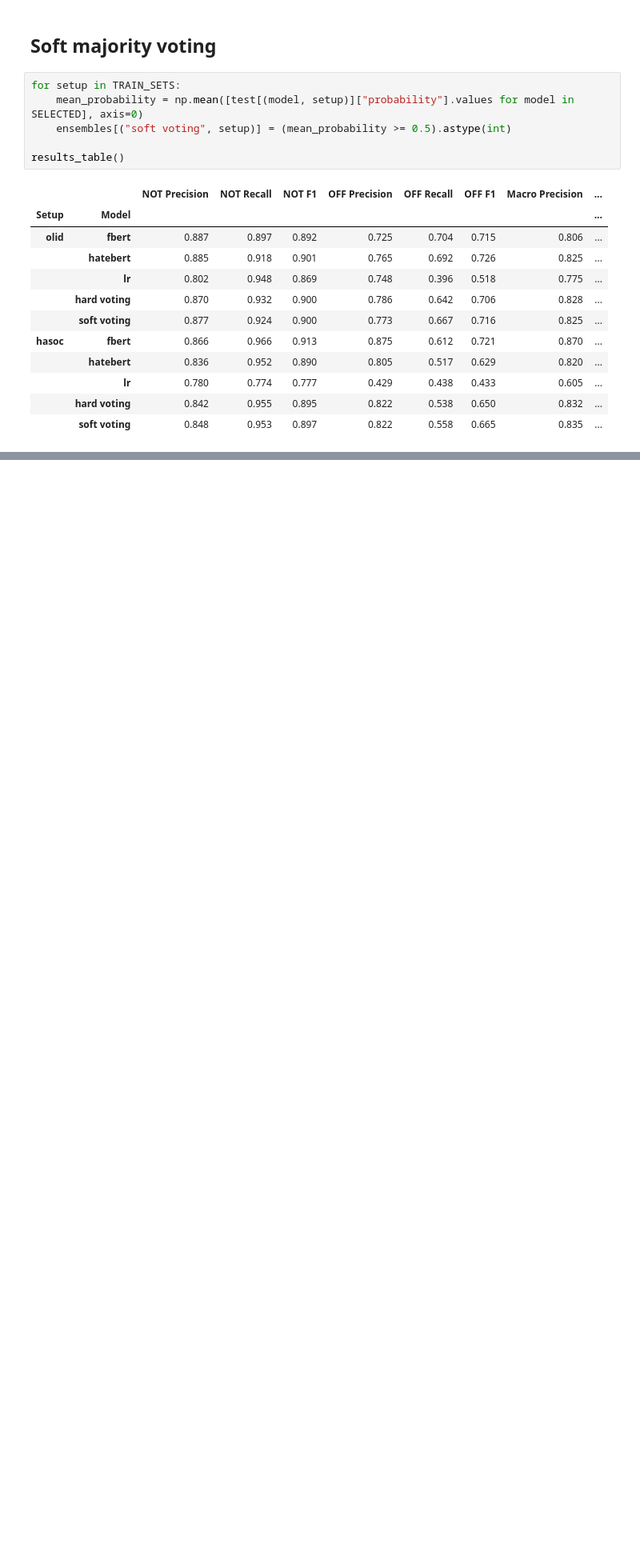
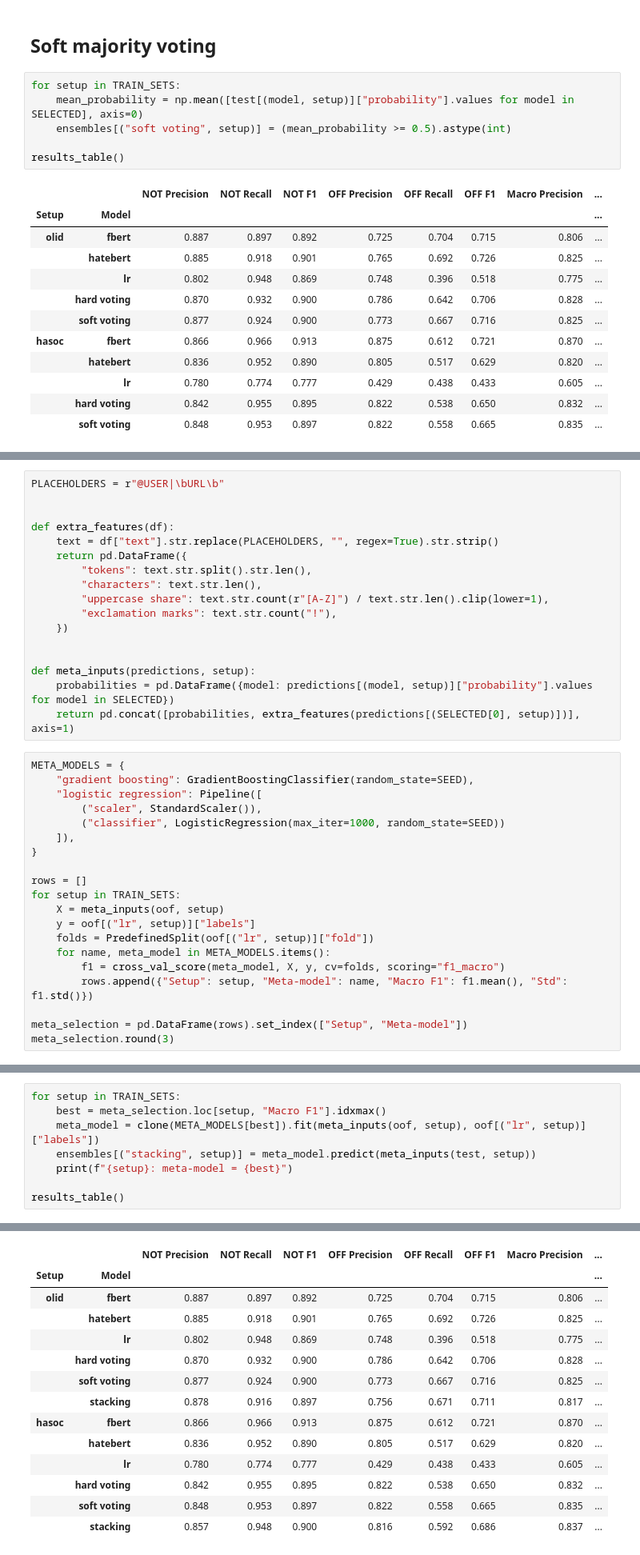
Before and after one commit to s4ddo/subjective-assignment-3, a Jupyter notebook: A5-code-group3.ipynb, the cells around one changed output, grey strips where cells are left out. Shown at 80% size. Saved outputs shown, nothing was run; the diff lists cells and outputs as text; blank space fills up the shorter version.

Commit message:
A5: stacking with logistic regression meta-model

```diff
--- a/A5-code-group3.ipynb
+++ b/A5-code-group3.ipynb
@@ -585,0 +591,37 @@ results_table()
+# %%
+PLACEHOLDERS = r"@USER|\bURL\b"
+
+
+def extra_features(df):
+    text = df["text"].str.replace(PLACEHOLDERS, "", regex=True).str.strip()
+    return pd.DataFrame({
+        "tokens": text.str.split().str.len(),
+        "characters": text.str.len(),
+        "uppercase share": text.str.count(r"[A-Z]") / text.str.len().clip(lower=1),
+        "exclamation marks": text.str.count("!"),
+    })
+
+
+def meta_inputs(predictions, setup):
+    probabilities = pd.DataFrame({model: predictions[(model, setup)]["probability"].values for model in SELECTED})
+    return pd.concat([probabilities, extra_features(predictions[(SELECTED[0], setup)])], axis=1)
+# %%
+META_MODELS = {
+    "gradient boosting": GradientBoostingClassifier(random_state=SEED),
+    "logistic regression": Pipeline([
+        ("scaler", StandardScaler()),
+        ("classifier", LogisticRegression(max_iter=1000, random_state=SEED))
+    ]),
+}
+
+rows = []
+for setup in TRAIN_SETS:
+    X = meta_inputs(oof, setup)
+    y = oof[("lr", setup)]["labels"]
+    folds = PredefinedSplit(oof[("lr", setup)]["fold"])
+    for name, meta_model in META_MODELS.items():
+        f1 = cross_val_score(meta_model, X, y, cv=folds, scoring="f1_macro")
+        rows.append({"Setup": setup, "Meta-model": name, "Macro F1": f1.mean(), "Std": f1.std()})
+
+meta_selection = pd.DataFrame(rows).set_index(["Setup", "Meta-model"])
+meta_selection.round(3)
@@ -585,0 +635,9 @@ results_table()
+# %%
+for setup in TRAIN_SETS:
+    best = meta_selection.loc[setup, "Macro F1"].idxmax()
+    meta_model = clone(META_MODELS[best]).fit(meta_inputs(oof, setup), oof[("lr", setup)]["labels"])
+    ensembles[("stacking", setup)] = meta_model.predict(meta_inputs(test, setup))
+    print(f"{setup}: meta-model = {best}")
+
+results_table()
+# %% [output]
@@ -585,0 +646,14 @@ results_table()
+|  |  | NOT Precision | NOT Recall | NOT F1 | OFF Precision | OFF Recall | OFF F1 | Macro Precision | ... |
+| Setup | Model |  |  |  |  |  |  |  | ... |
+| olid | fbert | 0.887 | 0.897 | 0.892 | 0.725 | 0.704 | 0.715 | 0.806 | ... |
+|  | hatebert | 0.885 | 0.918 | 0.901 | 0.765 | 0.692 | 0.726 | 0.825 | ... |
+|  | lr | 0.802 | 0.948 | 0.869 | 0.748 | 0.396 | 0.518 | 0.775 | ... |
+|  | hard voting | 0.870 | 0.932 | 0.900 | 0.786 | 0.642 | 0.706 | 0.828 | ... |
+|  | soft voting | 0.877 | 0.924 | 0.900 | 0.773 | 0.667 | 0.716 | 0.825 | ... |
+|  | stacking | 0.878 | 0.916 | 0.897 | 0.756 | 0.671 | 0.711 | 0.817 | ... |
+| hasoc | fbert | 0.866 | 0.966 | 0.913 | 0.875 | 0.612 | 0.721 | 0.870 | ... |
+|  | hatebert | 0.836 | 0.952 | 0.890 | 0.805 | 0.517 | 0.629 | 0.820 | ... |
+|  | lr | 0.780 | 0.774 | 0.777 | 0.429 | 0.438 | 0.433 | 0.605 | ... |
+|  | hard voting | 0.842 | 0.955 | 0.895 | 0.822 | 0.538 | 0.650 | 0.832 | ... |
+|  | soft voting | 0.848 | 0.953 | 0.897 | 0.822 | 0.558 | 0.665 | 0.835 | ... |
+|  | stacking | 0.857 | 0.948 | 0.900 | 0.816 | 0.592 | 0.686 | 0.837 | ... |
```
Also changed, not shown: parts of 4 cells of this notebook.
